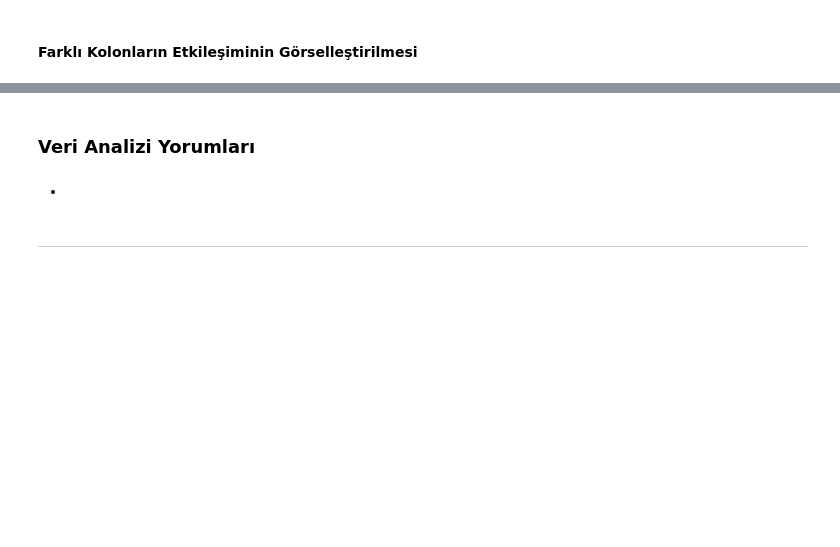
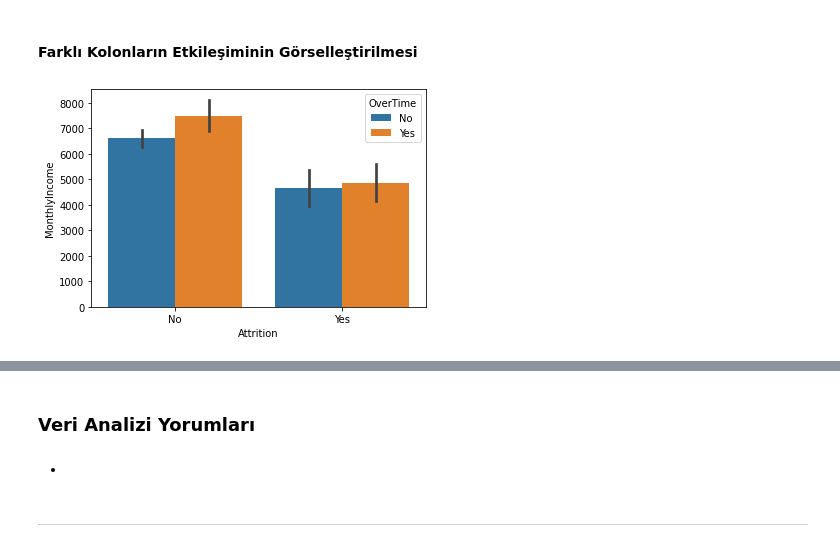
Before and after one commit to dsbootcamp-projects-2022-1/dsbootcamp2022-hr-attrition-prediction-project-vlkan, a Jupyter notebook: Project Template.ipynb, the cells around one changed output, grey strips where cells are left out. Cells and saved outputs as stored; diff of their text form; code cells hidden in the pictures; blank space fills up the shorter version.

```diff
--- a/Project Template.ipynb
+++ b/Project Template.ipynb
@@ -425,2 +449,11 @@ _ = sns.histplot(data=train, x="YearsSinceLastPromotion", stat='density', kde=Tr
 # %% [markdown]
 #### Farklı Kolonların Etkileşiminin Görselleştirilmesi
+# %%
+# fazla mesai ile maaş ilişkisi
+# OverTime: Binary, Categorial
+# MontlyIncome: Continious
+# Attrition: Binary, Categorial
+
+_ = sns.barplot(data=train, x="Attrition", y="MonthlyIncome", hue="OverTime")
+# %% [output]
+[figure, added]
```
Also changed, not shown: parts of 41 cells of this notebook.
